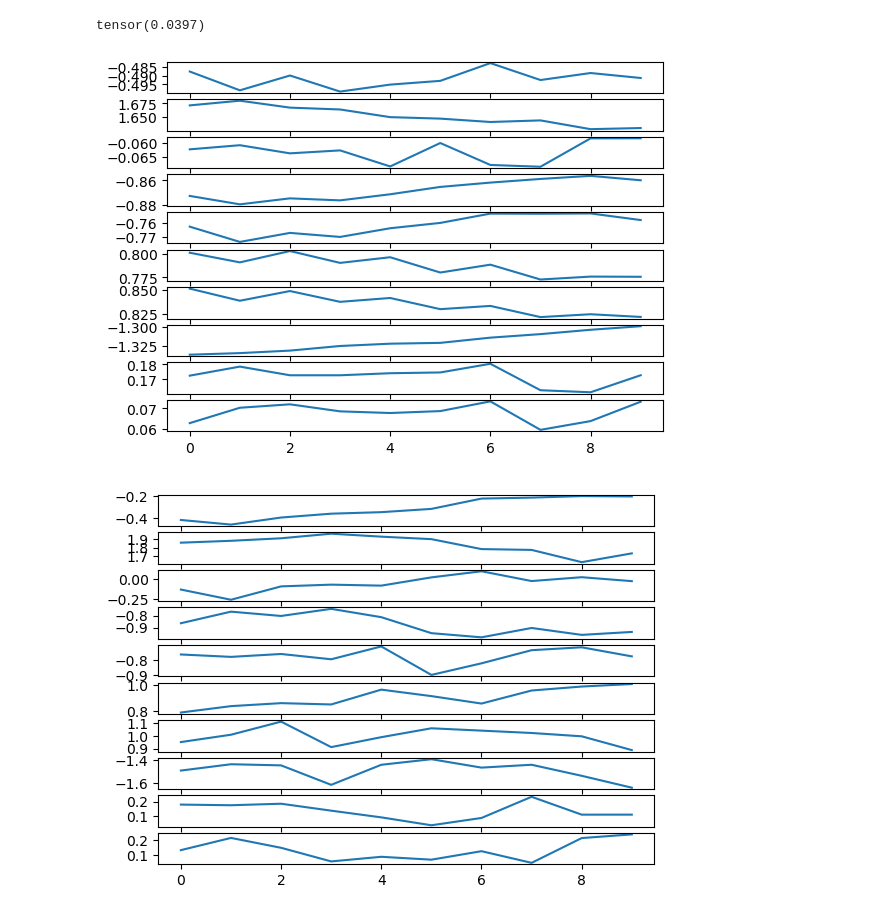
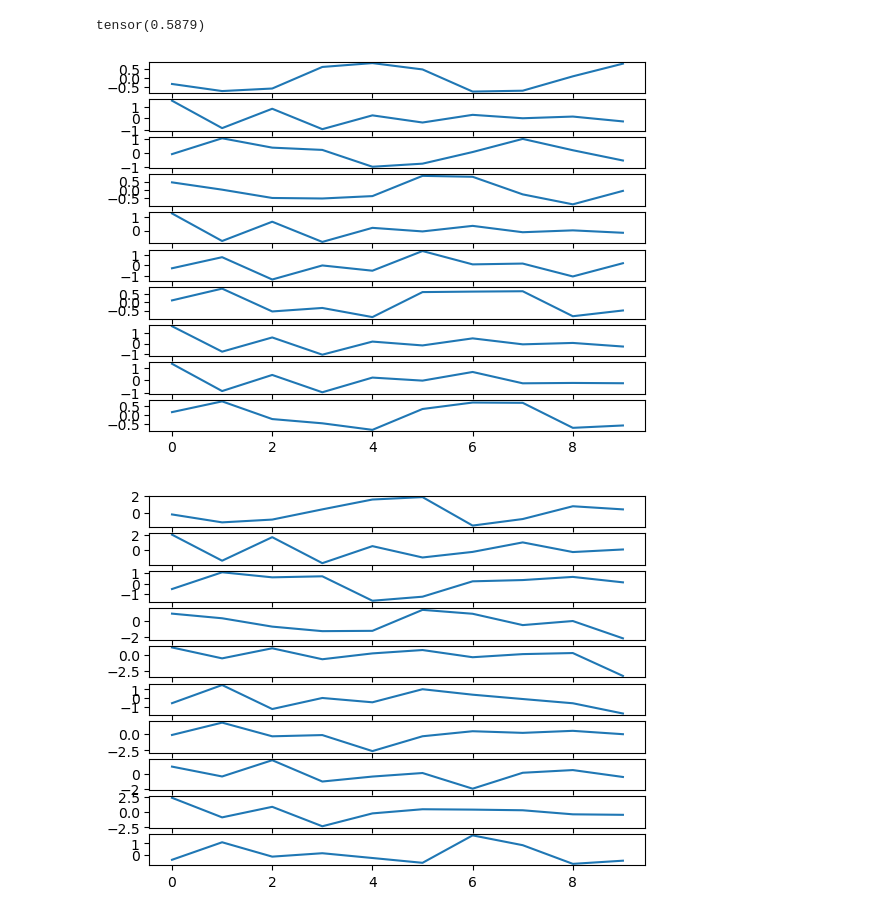
Before and after one commit to wuweizhang0723/func2graph, a Jupyter notebook: notebook/check_evaluation/evaluate_prediction_model.ipynb, the cells around one changed output. Saved outputs shown, nothing was run; the diff lists cells and outputs as text; code cells hidden in the pictures.

```diff
--- a/notebook/check_evaluation/evaluate_prediction_model.ipynb
+++ b/notebook/check_evaluation/evaluate_prediction_model.ipynb
@@ -18,13 +18,13 @@ tau = 0.3
 spike_neuron_num = 2
 spike_input = 5
 
-weight_scale = 5
-init_scale = 0.1
+weight_scale = 1
+init_scale = 1
 
 total_time = 30000
 random_seed = 42
 
-weight_type = "nearest_neighbor"
+weight_type = "random"
 
 train_data_size = 20000
 window_size = 200
@@ -62,7 +62,7 @@ attention_layers=1
 hidden_size_2=64
 h_layers_2=2
 
-pos_enc_type="sin_cos"   # "none", "sin_cos", "embedding"
+pos_enc_type="none"   # "none", "sin_cos", "embedding"
 
 predict_mode_model = models.Attention_Autoencoder(
     neuron_num=neuron_num,
@@ -79,7 +79,7 @@ predict_mode_model = models.Attention_Autoencoder(
     predict_window_size = 10,
 )
 # %%
-checkpoint_path = "../../checkpoints/prediction/simpler_weight/sin_cos/epoch=18-step=11875.ckpt"
+checkpoint_path = "../../checkpoints/prediction/random_weight/none/epoch=205-step=128750.ckpt"
 predictions, ground_truths, avg_attention, attentions = tools.get_avg_attention(trainloader, predict_mode_model, checkpoint_path, neuron_num)
 
 print(predictions.shape)
@@ -166,16 +167,16 @@ plt.show()
 # %%
 print(F.mse_loss(torch.from_numpy(predictions), torch.from_numpy(ground_truths), reduction="mean"))
 
 for i in range(neuron_num):
     plt.subplot(10, 1, i+1)
-    plt.plot(predictions[2][i])
+    plt.plot(predictions[5][i])
 plt.show()
 
 for i in range(neuron_num):
     plt.subplot(10, 1, i+1)
-    plt.plot(ground_truths[2][i])
+    plt.plot(ground_truths[5][i])
 plt.show()
 # %% [output]
-tensor(0.0397)
+tensor(0.5879)
-[figure, old version]
+[figure, new version]
-[figure, old version]
+[figure, new version]
```
Also changed, not shown: parts of 4 cells of this notebook.
